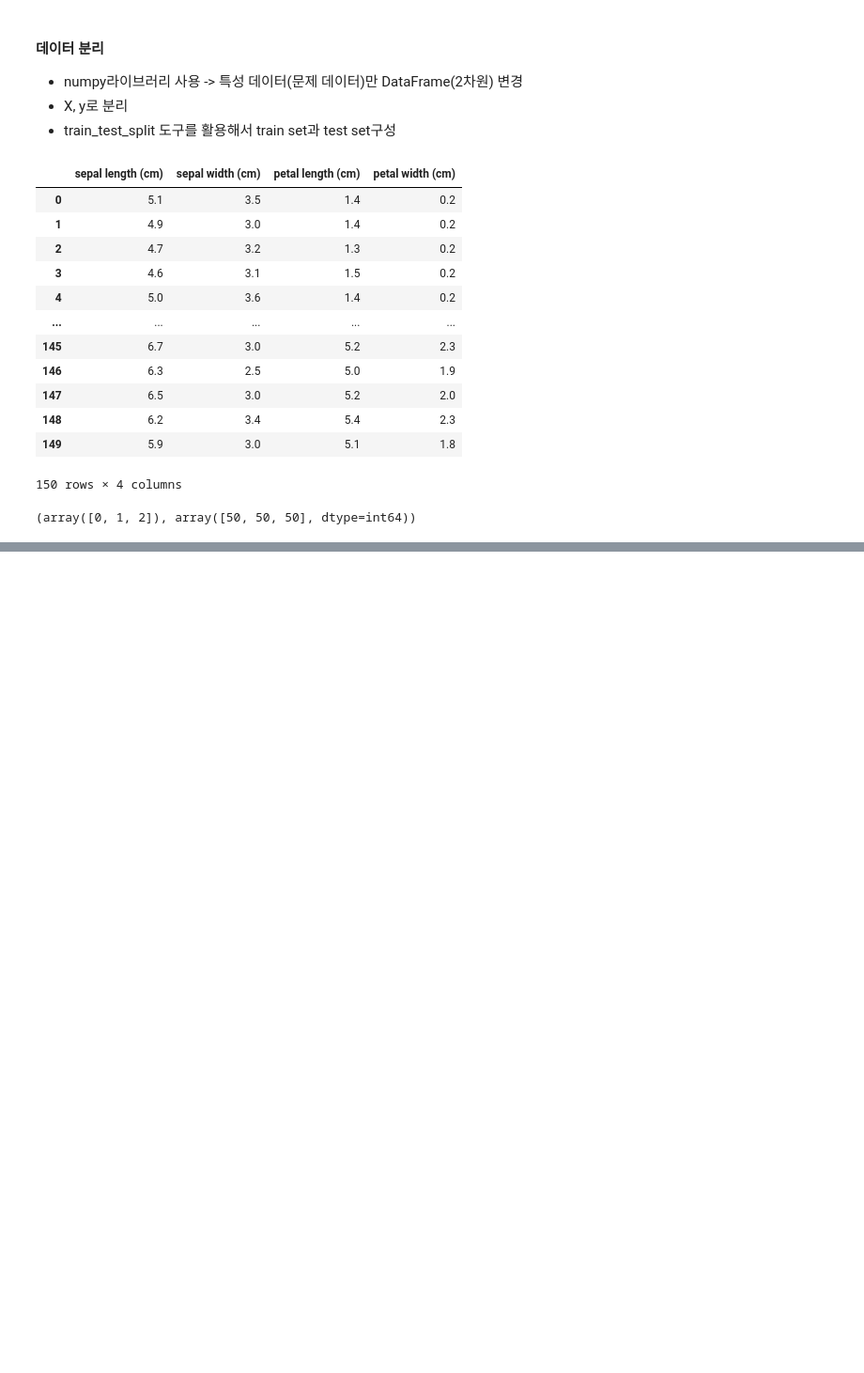
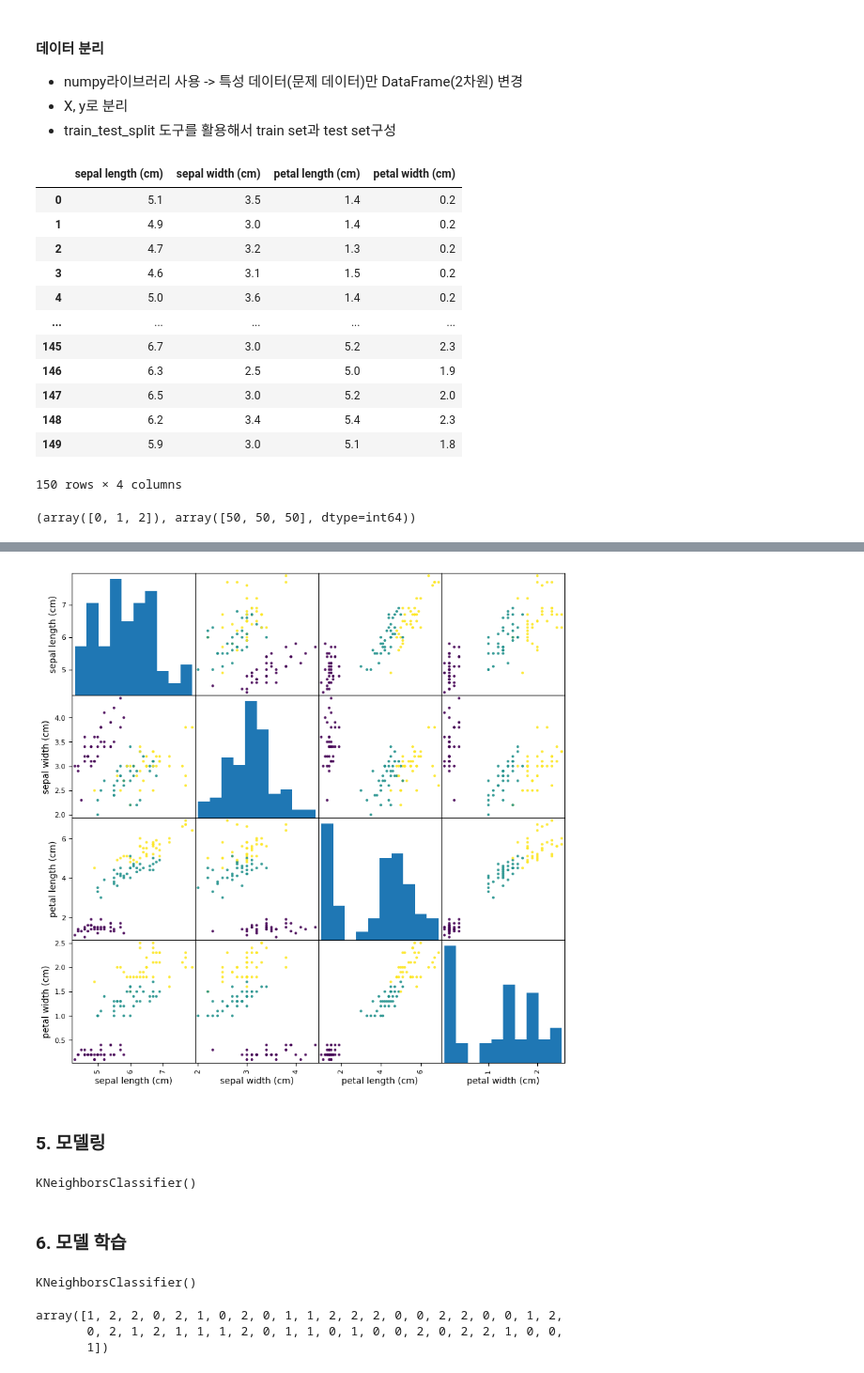
Before and after one commit to Yuni00ni/ML, a Jupyter notebook: 머신러닝/ex02. KNN 분류 실습(iris 데이터).ipynb, the cells around one changed output, grey strips where cells are left out. Shown at 94% size. Saved outputs shown, nothing was run; the diff lists cells and outputs as text; code cells hidden in the pictures; blank space fills up the shorter version.

```diff
--- a/머신러닝/ex02. KNN 분류 실습(iris 데이터).ipynb
+++ b/머신러닝/ex02. KNN 분류 실습(iris 데이터).ipynb
@@ -240,0 +270,40 @@ X_train, X_test, y_train, y_test = train_test_split(X, y, test_size = 0.3)
+# %%
+# 특성간 상관관계 시각화하여 확인
+pd.plotting.scatter_matrix(X_train, # 문제데이터
+                           figsize = (10, 10), # 그래프 크기
+                           c = y_train, # 클래스별 색상 설정
+                           alpha = 0.9 # 그래프 산점도 점 투명도
+                          )
+plt.show() # 시각화
+
+# 같은 색상의 점끼리 뭉쳐있고, 다른 색상과는 위치적으로 분리되어 있다면
+# 해당 특성의 결합이 붓꽃 품종을 분류하는데 있어 의미가 있는 것이다!
+# 꽃잎의 길이와 너비가 붓꽃 품종을 분류하는 데 의미가 있다!
+# %% [output]
+[figure, added]
+# %% [markdown]
+### 5. 모델링
+# %%
+# 모델 객체 생성
+# knn 분류 모델
+knn_model = KNeighborsClassifier(n_neighbors=5)
+knn_model
+# %% [output]
+KNeighborsClassifier()
+# %% [markdown]
+### 6. 모델 학습
+# %%
+# 모델 학습
+# 모델명.fit(훈련용 문제, 훈련용 답)
+knn_model.fit(X_train, y_train)
+# %% [output]
+KNeighborsClassifier()
+# %%
+# 모델 예측
+# 모델명.predict(테스트문제)
+pre = knn_model.predict(X_test)
+pre # 예측한 결과(문제를 풀고 답을 쓴 상태)
+# %% [output]
+array([1, 2, 2, 0, 2, 1, 0, 2, 0, 1, 1, 2, 2, 2, 0, 0, 2, 2, 0, 0, 1, 2,
+       0, 2, 1, 2, 1, 1, 1, 2, 0, 1, 1, 0, 1, 0, 0, 2, 0, 2, 2, 1, 0, 0,
+       1])
```
Also changed, not shown: parts of 5 cells of this notebook, 1 other file.
